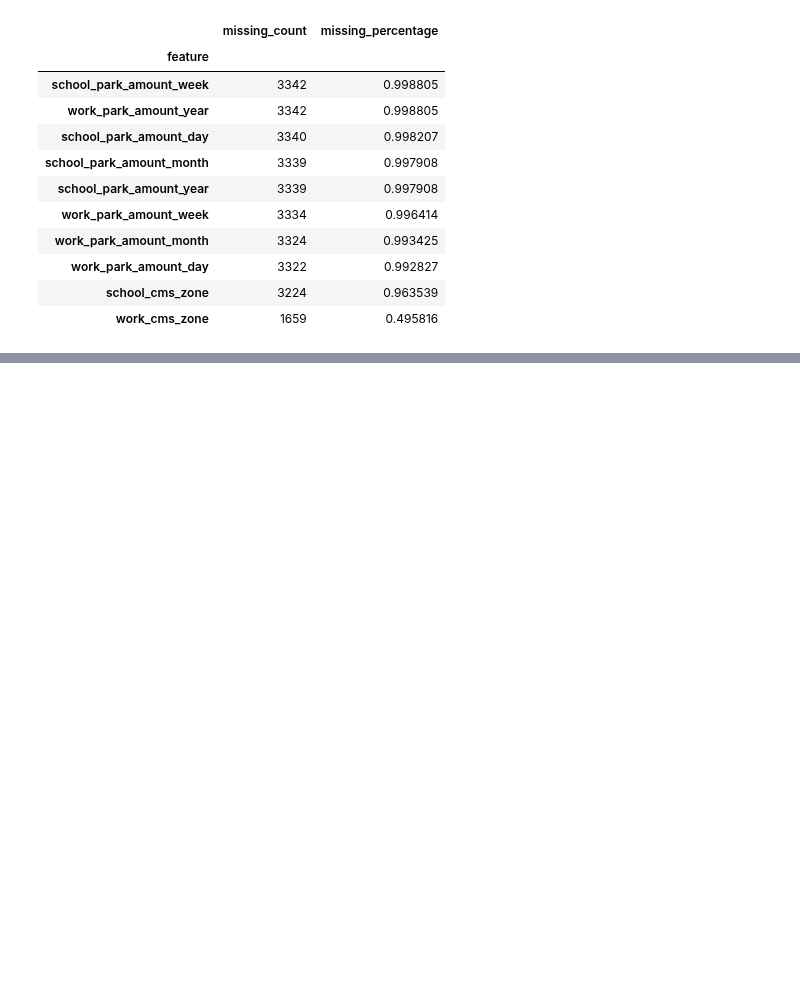
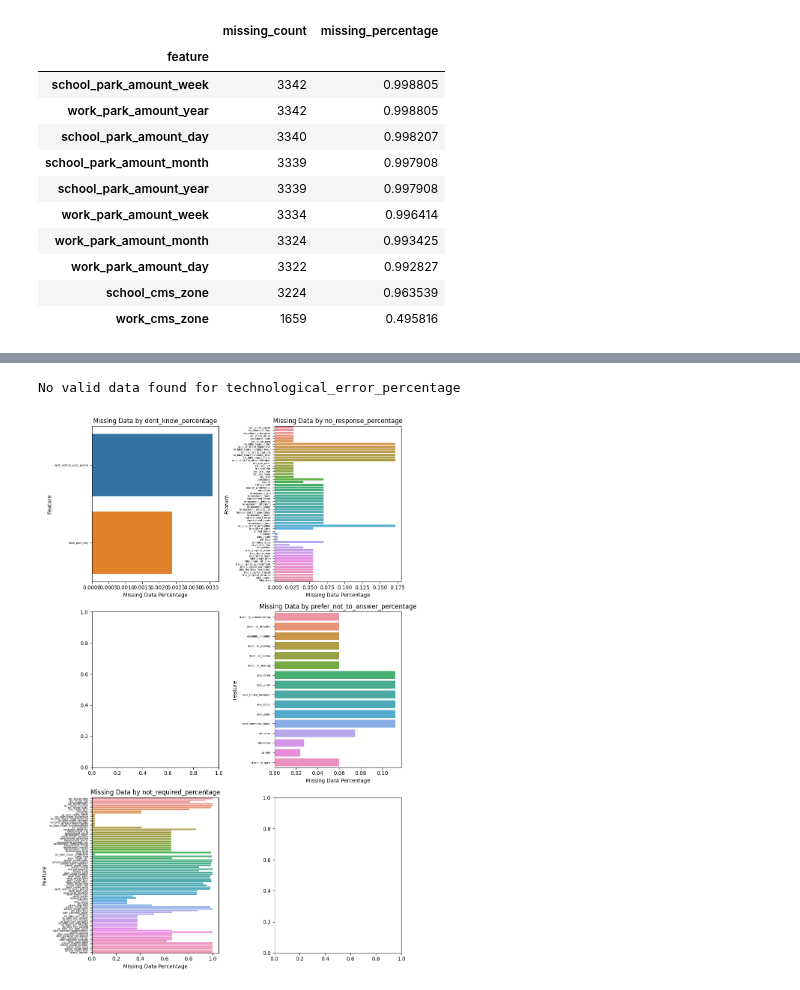
Before and after one commit to mawada-sweis/Clustering-Analysis, a Jupyter notebook: notebooks/General Look at Data.ipynb, the cells around one changed output, grey strips where cells are left out. Saved outputs shown, nothing was run; the diff lists cells and outputs as text; code cells hidden in the pictures; blank space fills up the shorter version.

Commit message:
Indirect Missing Data

```diff
--- a/notebooks/General Look at Data.ipynb
+++ b/notebooks/General Look at Data.ipynb
@@ -155,0 +158,3 @@ direct_missing
+# %%
+indirect_missing = GLAD.display_indirect_missing(feature_missing_stats)
+indirect_missing
@@ -155,0 +176,5 @@ direct_missing
+# %%
+GLAD.plot_indirect_missing(indirect_missing)
+# %% [output]
+No valid data found for technological_error_percentage
+[figure, added]
```
Also changed, not shown: parts of 6 cells of this notebook, 1 other file.
